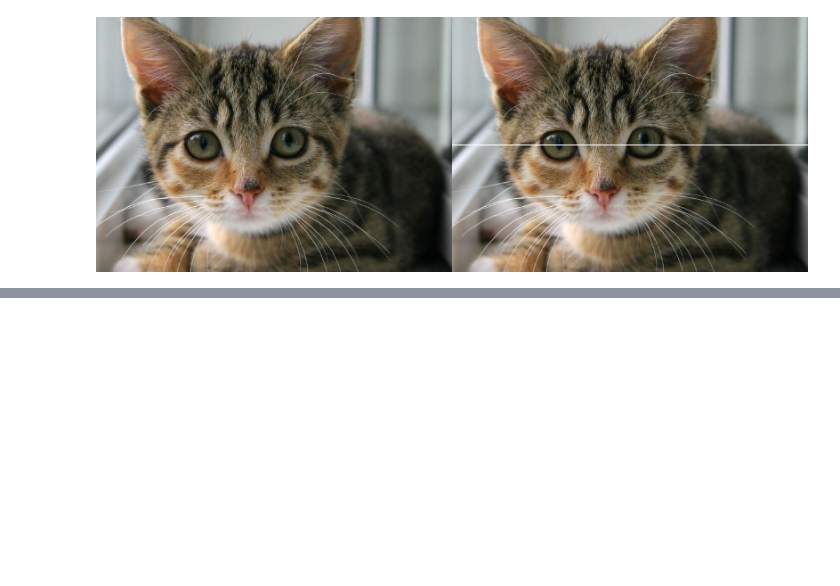
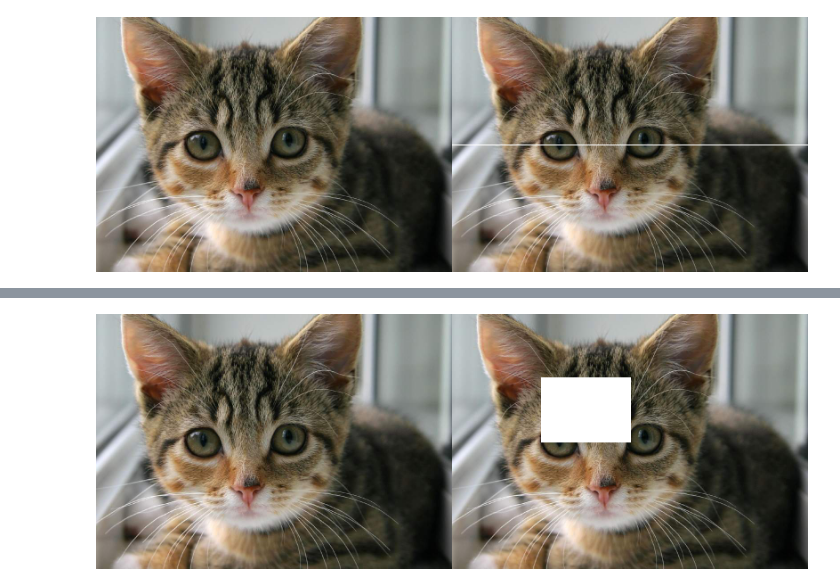
Before and after one commit to rsakml/PCVK_Genap_2022, a Jupyter notebook: Week1.ipynb, the cells around one changed output, grey strips where cells are left out. Saved outputs shown, nothing was run; the diff lists cells and outputs as text; code cells hidden in the pictures; blank space fills up the shorter version.

```diff
--- a/Week1.ipynb
+++ b/Week1.ipynb
@@ -47,0 +99,15 @@ cv2_imshow(final_frame)
+# %%
+image_2 = cv.cvtColor(image, cv.COLOR_BGR2RGB)
+image_3 = cv.cvtColor(image, cv.COLOR_BGR2RGB)
+
+garis_awal = (int(lebar/4), int(tinggi/4))
+garis_akhir = (int(2 * lebar/4), int(2*tinggi/4))
+color = (255, 255, 255)
+thickness = -1
+
+cv.rectangle(image_3, garis_awal, garis_akhir, color, thickness)
+
+final_frame = cv.hconcat((image_2, image_3))
+cv2_imshow(final_frame)
+# %% [output]
+[figure, added]
```
Also changed, not shown: parts of 4 cells of this notebook.
